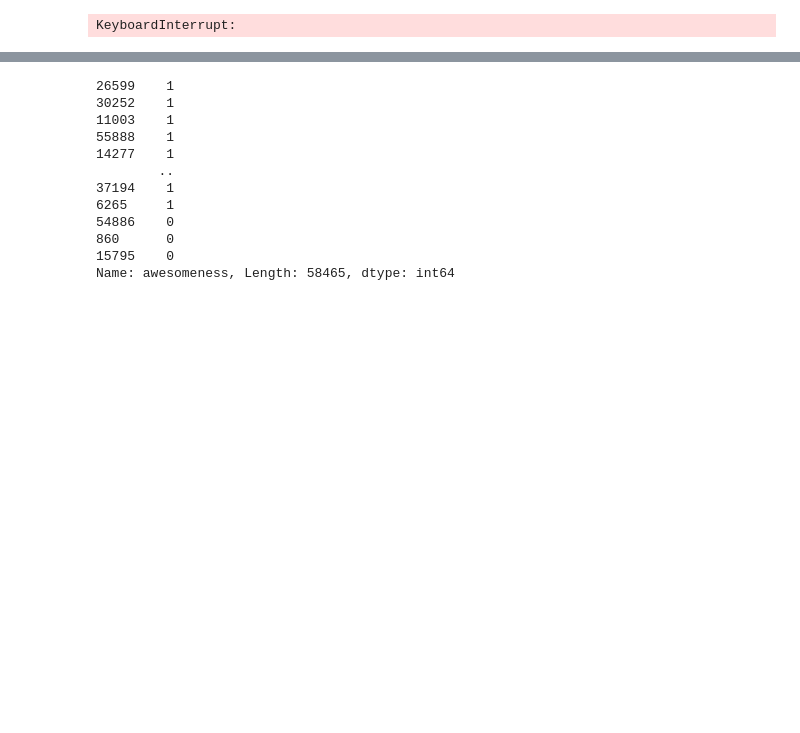
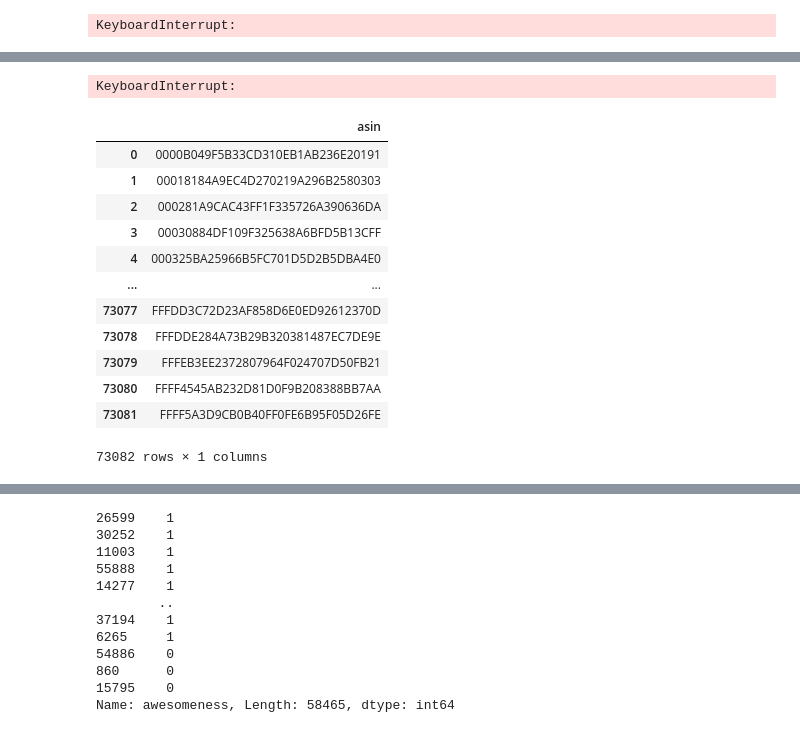
Before and after one commit to wubbalubbadu/ML-project, a Jupyter notebook: workingResults.ipynb, the cells around one changed output, grey strips where cells are left out. Drawn from its saved outputs; the diff is of its cells as text; code cells hidden in the pictures; blank space fills up the shorter version.

```diff
--- a/workingResults.ipynb
+++ b/workingResults.ipynb
@@ -174,10 +231,10 @@ for asin, reviews in tqdm(grouped_data):
 
         product_metrics.append({
             "asin": str(asin),
-            "mean_helpful_votes": mean_helpful_votes,
-            "mean_review_length": mean_review_length,
-            "percentage_verified_purchases": percentage_verified_purchases,
-            "num_images_on_reviews": num_images_on_reviews
+            # "mean_helpful_votes": mean_helpful_votes,
+            # "mean_review_length": mean_review_length,
+            # "percentage_verified_purchases": percentage_verified_purchases,
+            # "num_images_on_reviews": num_images_on_reviews
         })
     except Exception as e:
         logging.error(f'Error computing metrics for asin {asin}. Error message: {str(e)}')
@@ -186,10 +243,27 @@ for asin, reviews in tqdm(grouped_data):
 metrics_df = pd.DataFrame(product_metrics)
 
 # save the dataframe to a CSV file
-metrics_df.to_csv("product_metrics.csv", index=False)
+metrics_df.to_csv("product_metrics_test.csv", index=False)
 
 # log the successful completion of the program
 logging.info("Metrics calculation completed successfully.")
+# %% [output]
+KeyboardInterrupt:
 # %%
-metrics_df = pd.read_csv("product_metrics.csv")
+metrics_df = pd.read_csv("product_metrics_test.csv")
+metrics_df
+# %% [output]
+|  | asin |
+| 0 | 0000B049F5B33CD310EB1AB236E20191 |
+| 1 | 00018184A9EC4D270219A296B2580303 |
+| 2 | 000281A9CAC43FF1F335726A390636DA |
+| 3 | 00030884DF109F325638A6BFD5B13CFF |
+| 4 | 000325BA25966B5FC701D5D2B5DBA4E0 |
+| ... | ... |
+| 73077 | FFFDD3C72D23AF858D6E0ED92612370D |
+| 73078 | FFFDDE284A73B29B320381487EC7DE9E |
+| 73079 | FFFEB3EE2372807964F024707D50FB21 |
+| 73080 | FFFF4545AB232D81D0F9B208388BB7AA |
+| 73081 | FFFF5A3D9CB0B40FF0FE6B95F05D26FE |
+73082 rows × 1 columns
 # %%
```
Also changed, not shown: parts of 7 cells of this notebook, 7 other files.
